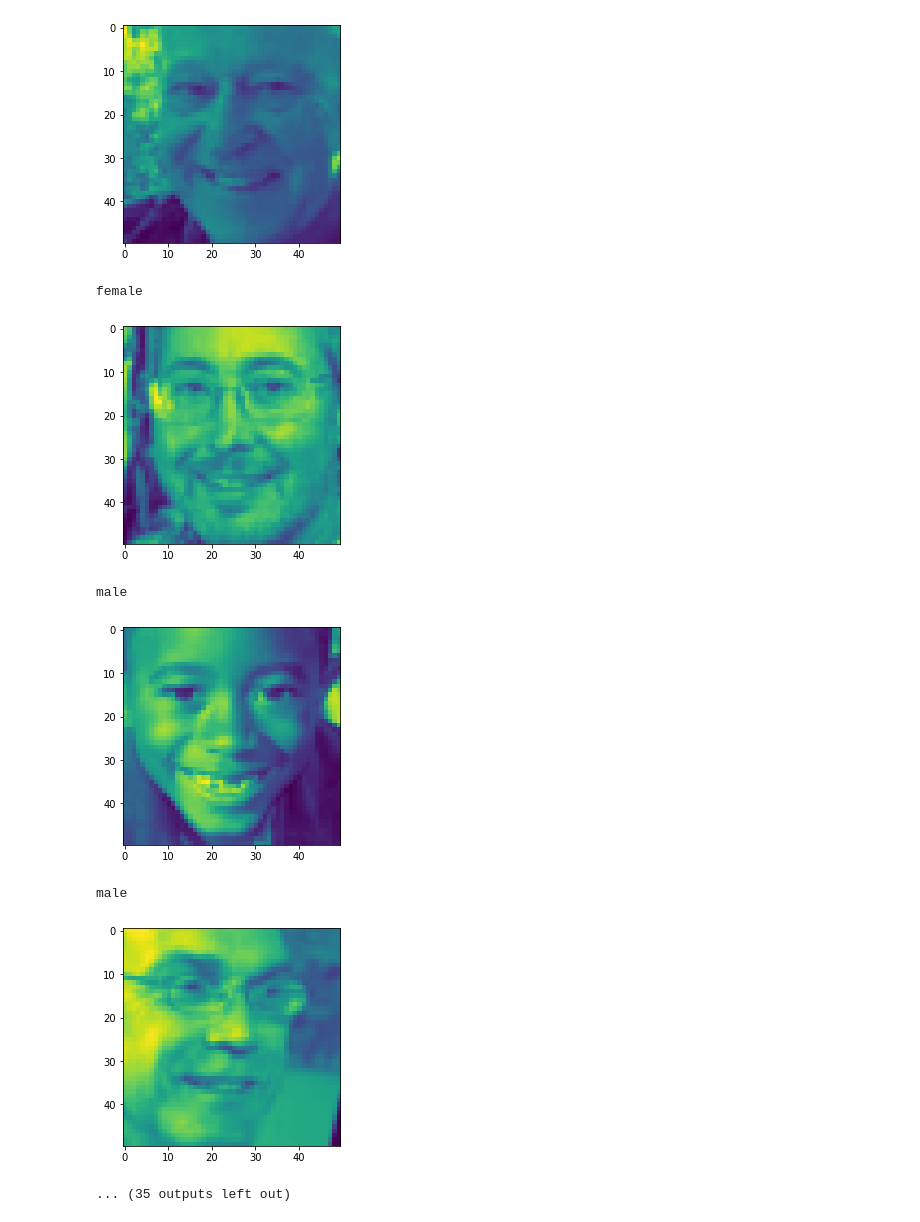
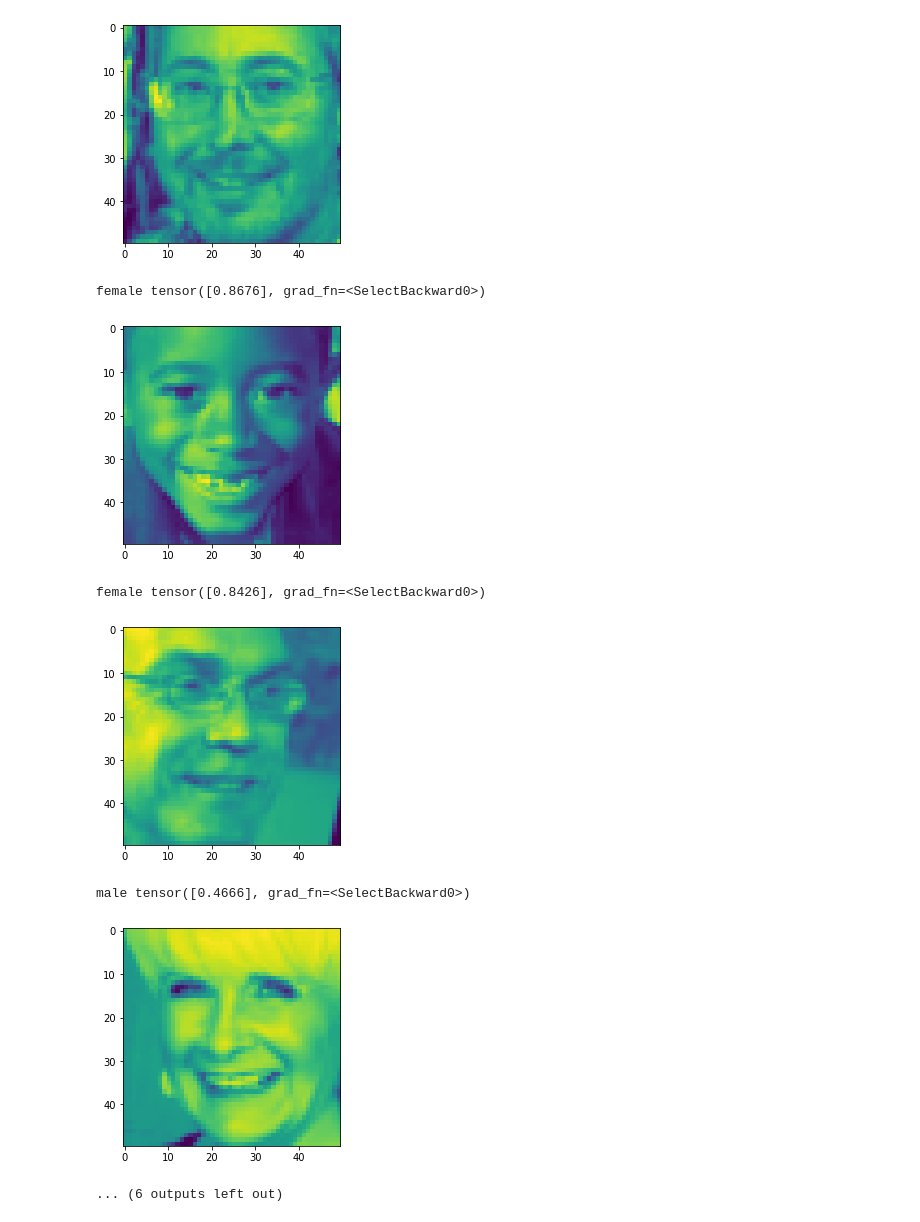
Before and after one commit to Andreps18/Projeto-AAUT, a Jupyter notebook: Classification/prob3.ipynb, the cells around one changed output. Cells and saved outputs as stored; diff of their text form; code cells hidden in the pictures.

```diff
--- a/Classification/prob3.ipynb
+++ b/Classification/prob3.ipynb
@@ -38,5 +39,5 @@ trainX, devX, trainY, devY = train_test_split(X_TRAIN_tensor, Y_TRAIN_tensor)
 trainSet = TensorDataset(trainX, trainY)
 devSet = TensorDataset(devX, devY)
 
-trainLoader = DataLoader(trainSet)
-devLoader = DataLoader(devSet)
+trainLoader = DataLoader(trainSet, batch_size=64)
+devLoader = DataLoader(devSet, batch_size=64)
@@ -85,14 +144,15 @@ def createGervasio():
 # %%
 def trainGervasio():
     # number of epochs
-    numepochs = 10
+    numepochs = 12
 
     # create a new model
     Gervasio, lossfun, optimizer = createGervasio()
 
     # initialize losses and accuracies
-    losses = torch.zeros(numepochs)
+    trainLosses = torch.zeros(numepochs)
     trainAcc = torch.zeros(numepochs)
+    devLosses = torch.zeros(numepochs)
     devAcc = torch.zeros(numepochs)
 
     # loop over epochs
@@ -121,23 +181,29 @@ def trainGervasio():
             batchAcc.append(match)  # add to list of accuracies
 
         # now that we've trained through the batches, get their average training accuracy
-        trainAcc[epochi] = 100*np.mean(batchAcc)
+        trainAcc[epochi] = 100*np.mean(np.array(batchAcc[0].tolist()))
 
         # and get average losses across the batches
-        losses[epochi] = np.mean(batchLoss)
+        trainLosses[epochi] = np.mean(batchLoss)
 
         # test accuracy
         Gervasio.eval()
         batchAcc = []
+        batchLoss = []
         for X, Y in devLoader:
             with torch.no_grad():  # deactivates autograd
                 Y_pred = Gervasio(X)
+
+            loss = lossfun(Y_pred, Y)
+            batchLoss.append(loss.item())
 
             # compute accuracy
             match = ((Y_pred >= 0.5).float() == Y).float()
             batchAcc.append(match)  # add to list of accuracies
 
-        devAcc[epochi] = 100*np.mean(batchAcc)
+        devAcc[epochi] = 100*np.mean(batchAcc[0].tolist())
+
+        devLosses[epochi] = np.mean(batchLoss)
 
     # function output
-    return trainAcc, devAcc, losses, Gervasio
+    return trainAcc, devAcc, trainLosses, devLosses, Gervasio
@@ -144,9 +232,14 @@ def trainGervasio():
+# %%
+torch.manual_seed(0)
+random.seed(0)
+np.random.seed(0)
+
+trainAcc, devAcc, trainLosses, devLosses, Gervasio = trainGervasio()
 # %%
-trainAcc, devAcc, losses, Gervasio = trainGervasio()
-
 fig, ax = plt.subplots(1, 2, figsize=(16, 5))
 
-ax[0].plot(losses, "s-")
+ax[0].plot(trainLosses, "s-", label="Train")
+ax[0].plot(devLosses, "o-", label="Dev")
 ax[0].set_xlabel("Epochs")
 ax[0].set_ylabel("Loss")
 ax[0].set_title("Model loss")
@@ -186,11 +259,11 @@ Y_pred = Gervasio(X_TEST_tensor)
 # %%
 X_TEST = X_TEST.reshape(X_TEST.shape[0], 50, 50, 1)
 
-for i in range(Y_pred.shape[0]):
+for i in range(1, 10):
   if Y_pred[i] >= 0.5:
-    print("male")
+    print("female", Y_pred[i])
   else:
-    print("female")
+    print("male", Y_pred[i])
 
   plt.imshow(X_TEST[i])
   plt.show()
@@ -204,8 +277,8 @@ female
-[figure, old version]
+[figure, new version]
-female
+female tensor([0.8676], grad_fn=<SelectBackward0>)
-[figure, old version]
+[figure, new version]
-male
+female tensor([0.8426], grad_fn=<SelectBackward0>)
-[figure, old version]
+[figure, new version]
-male
+male tensor([0.4666], grad_fn=<SelectBackward0>)
-[figure, old version]
+[figure, new version]
-... (35 outputs left out)
+... (6 outputs left out)
```
Also changed, not shown: parts of 7 cells of this notebook, 1 other file.
